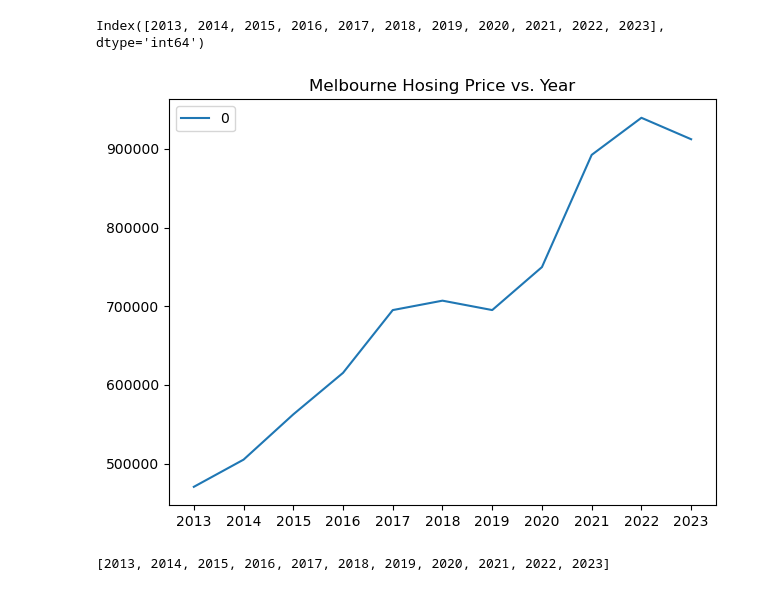
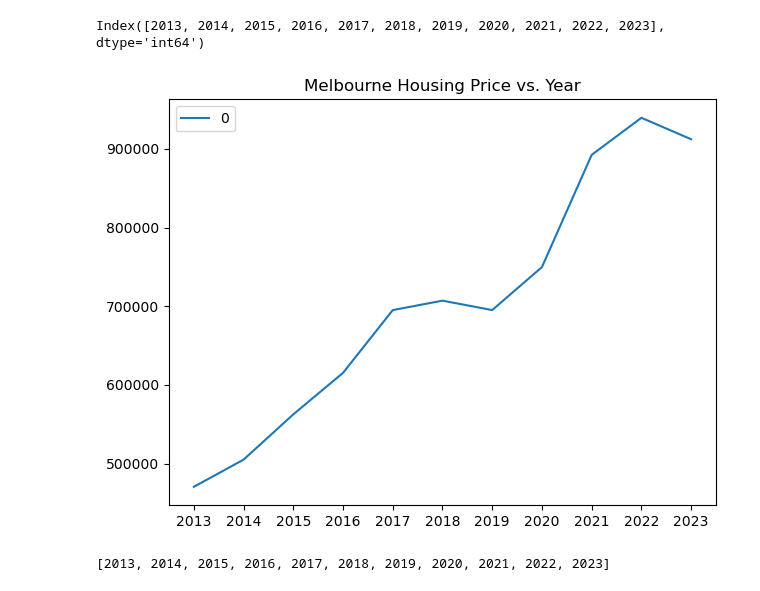
Before and after one commit to HansLimq/Project-1, a Jupyter notebook: Price vs Population.ipynb, the cells around one changed output. Drawn from its saved outputs; the diff is of its cells as text; code cells hidden in the pictures.

```diff
--- a/Price vs Population.ipynb
+++ b/Price vs Population.ipynb
@@ -156,16 +156,16 @@ Index([2013, 2014, 2015, 2016, 2017, 2018, 2019, 2020, 2021, 2022, 2023], dtype=
 # %%
 df_Melb_price_time_chart=Melb_housing_price.plot(kind="line")
 #df_Melb_price_time_chart.set_xlabel("Year")
 #df_Melb_price_time_chart.set_ylabel("Melbourne Hosing Price")
 plt.xticks ([2013, 2014, 2015, 2016, 2017, 2018, 2019, 2020,2021,2022,2023])
 #plt.xticks(list(map(int, Melb_housing_price.index.tolist())))
 # Set a title for the chart
-plt.title("Melbourne Hosing Price vs. Year")
+plt.title("Melbourne Housing Price vs. Year")
 
 plt.tight_layout()
 plt.show()
 # %% [output]
-[figure, old version]
+[figure, new version]
 # %%
 list(map(int, Melb_housing_price.index.tolist()))
 # %% [output]
```
Also changed, not shown: parts of 4 cells of this notebook.
